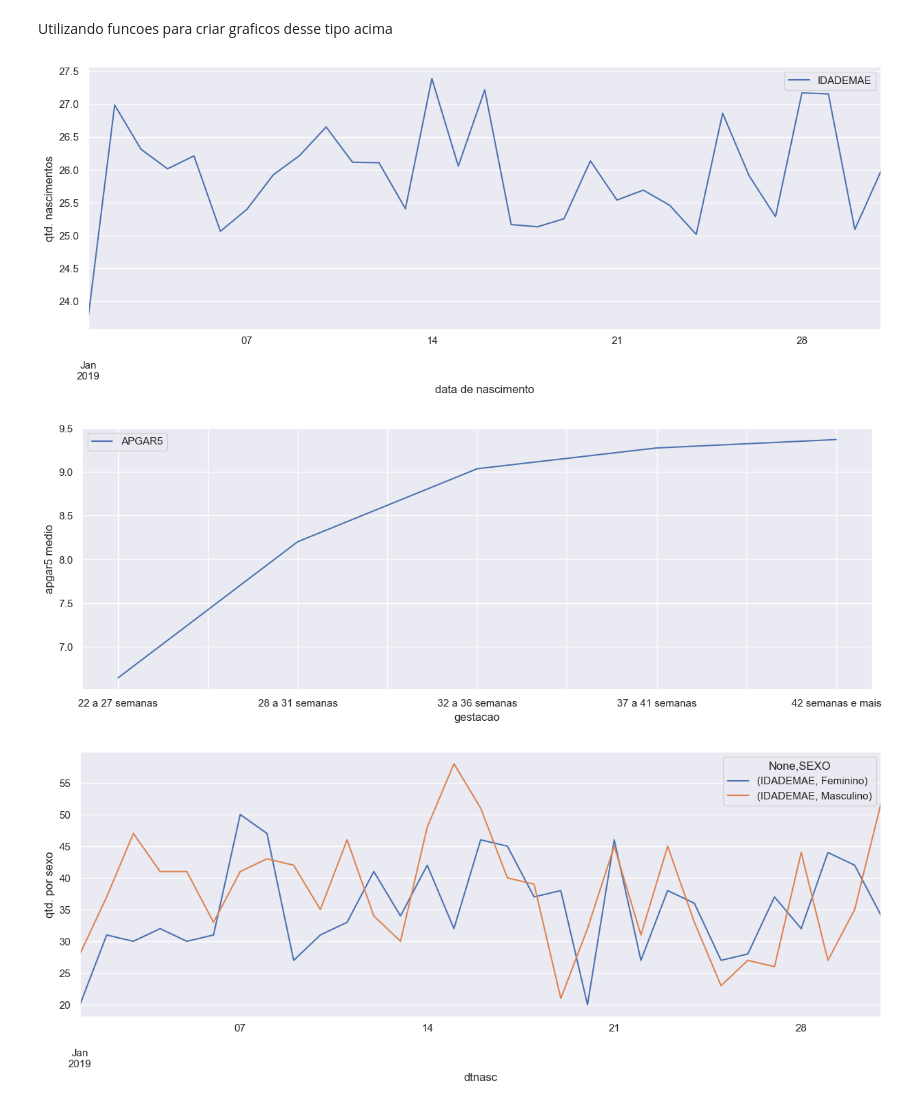
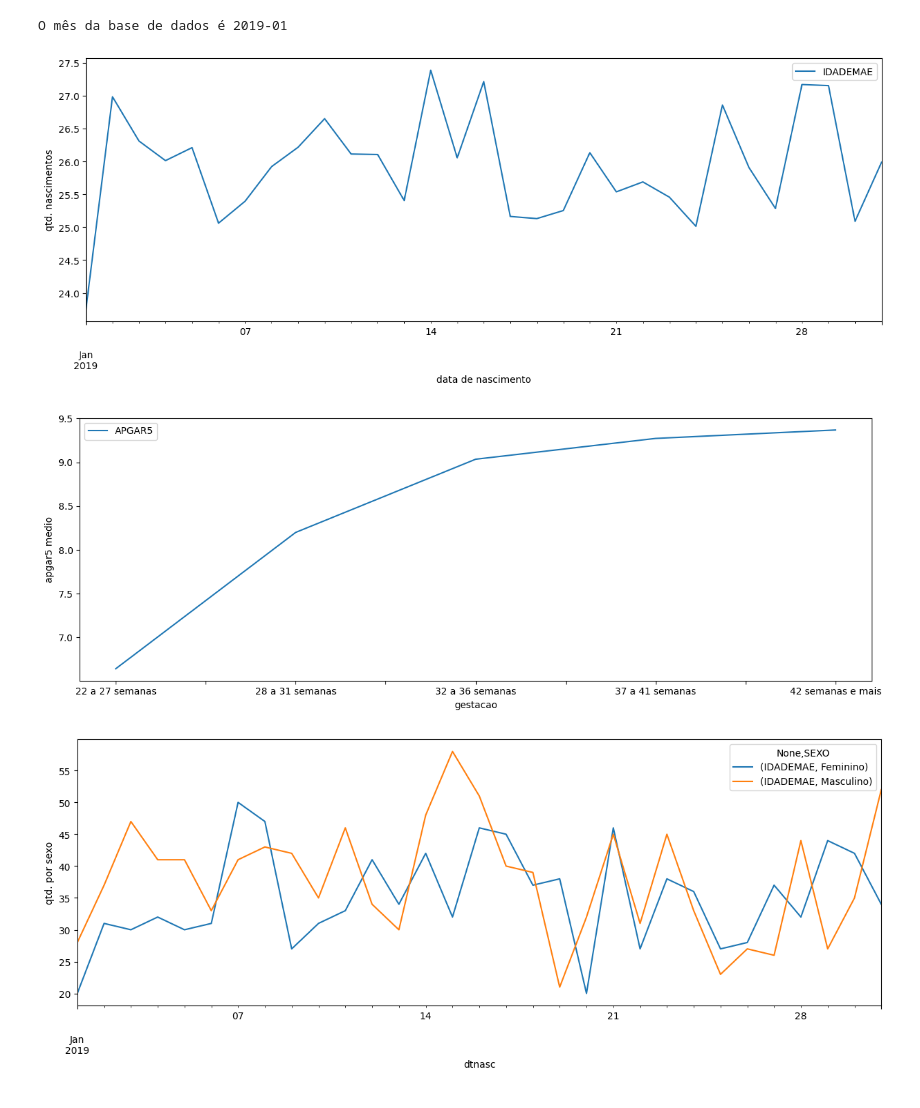
Before and after one commit to emanoeldlugo/Cientista-de-dados-EBAC, a Jupyter notebook: Módulo 14 - Tarefa 1.ipynb, the cells around one changed output. Drawn from its saved outputs; the diff is of its cells as text; code cells hidden in the pictures.

```diff
--- a/Módulo 14 - Tarefa 1.ipynb
+++ b/Módulo 14 - Tarefa 1.ipynb
@@ -1,8 +0,0 @@
-# %%
-import pandas as pd
-import numpy as np
-import seaborn as sns
-import matplotlib.pyplot as plt
-import os
-
-sns.set()
@@ -20,38 +1,47 @@ print(f'O mês da base de dados é {max_data}')
-# %% [markdown]
-Utilizando funcoes para criar graficos desse tipo acima
 # %%
+import pandas as pd
+import numpy as np
+import seaborn as sns
+import matplotlib.pyplot as plt
+import os
+
+df = pd.read_csv('SINASC_RO_2019.csv')
+mes = int(input('Digite o mês da análise: '))
+df['DTNASC'] = pd.to_datetime(df['DTNASC'])
+df = df.loc[df['DTNASC'].dt.month == mes]
+df = df[['IDADEMAE', 'SEXO', 'APGAR1', 'APGAR5', 'PESO', 'CONSULTAS', 'DTNASC', 'GESTACAO', 'GRAVIDEZ', 'ESCMAE', 'IDADEPAI']]
+max_data = df['DTNASC'].max().strftime('%Y-%m')
+print(f'O mês da base de dados é {max_data}')
+
 def plot_pivot_tabela(df, values, index, aggfunc, ylabel, xlabel, opcao='nada'):
 
     if opcao == 'unstack':
         pd.pivot_table(df, values=values, index=index, aggfunc=aggfunc).unstack().plot(figsize=[15, 5])
     elif opcao == 'nada':
         pd.pivot_table(df, values=values, index=index, aggfunc=aggfunc).plot(figsize=[15, 5])
     elif opcao == 'sort':
         pd.pivot_table(df, values=values, index=index, aggfunc=aggfunc).sort_values(values).plot(figsize=[15, 5])
 
 
     plt.ylabel(ylabel)
     plt.xlabel(xlabel)
 
 
     max_data = df['DTNASC'].max().strftime('%Y-%m')
     try:
         os.makedirs(f'./output/figs/{max_data}')
         plt.savefig(f'./output/figs/{max_data}/{ylabel}.png')
     except:
         plt.savefig(f'./output/figs/{max_data}/{ylabel}.png')
 
 
     return None
+
+plot_pivot_tabela(df, 'IDADEMAE', 'DTNASC', 'mean', 'qtd. nascimentos', 'data de nascimento')
+plot_pivot_tabela(df, 'APGAR5', 'GESTACAO', 'mean', 'apgar5 medio', 'gestacao', 'sort')
+plot_pivot_tabela(df, 'IDADEMAE', ['DTNASC', 'SEXO'], 'count', 'qtd. por sexo', 'dtnasc', 'unstack')
+# %% [output]
+O mês da base de dados é 2019-01
+[figure, added]
+[figure, added]
+[figure, added]
-# %%
-plot_pivot_tabela(df, 'IDADEMAE', 'DTNASC', 'mean', 'qtd. nascimentos', 'data de nascimento')
-# %% [output]
-[figure, removed]
-# %%
-plot_pivot_tabela(df, 'APGAR5', 'GESTACAO', 'mean', 'apgar5 medio', 'gestacao', 'sort')
-# %% [output]
-[figure, removed]
-# %%
-plot_pivot_tabela(df, 'IDADEMAE', ['DTNASC', 'SEXO'], 'count', 'qtd. por sexo', 'dtnasc', 'unstack')
-# %% [output]
-[figure, removed]
```
Also changed, not shown: parts of 5 cells of this notebook.
